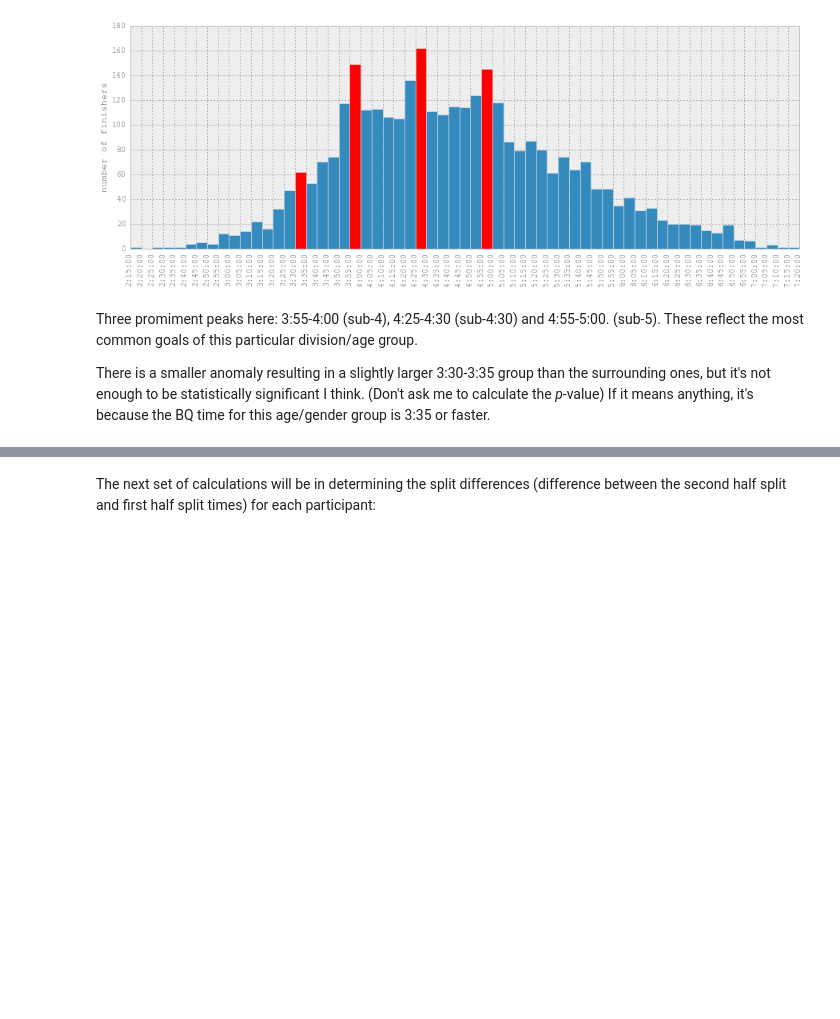
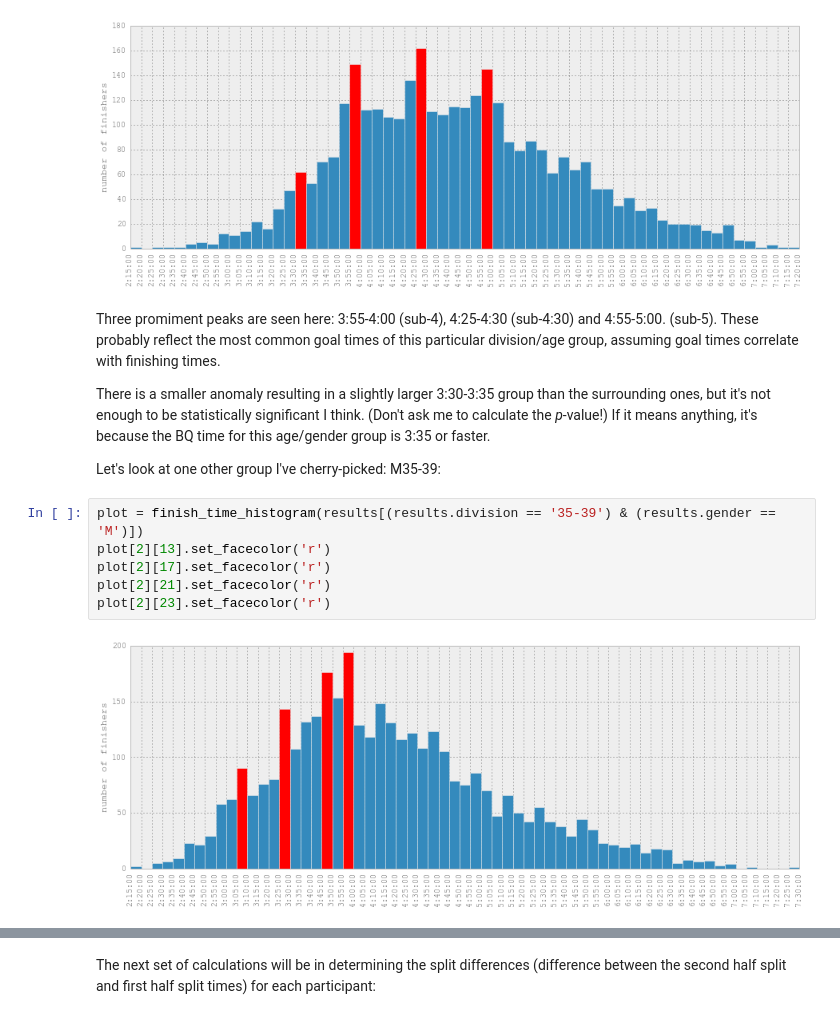
Before and after one commit to pchng/cm2013, a Jupyter notebook: 2013 Chicago Marathon Analysis.ipynb, the cells around one changed output, grey strips where cells are left out. Cells and saved outputs as stored; diff of their text form; blank space fills up the shorter version.

Commit message:
More finish time histograms.

```diff
--- a/2013 Chicago Marathon Analysis.ipynb
+++ b/2013 Chicago Marathon Analysis.ipynb
@@ -206,6 +202,16 @@ plot[2][35].set_facecolor('r')
 # %% [output]
 [figure]
 # %% [markdown]
-Three promiment peaks here: 3:55-4:00 (sub-4), 4:25-4:30 (sub-4:30) and 4:55-5:00. (sub-5).  These reflect the most common goals of this particular division/age group.
+Three promiment peaks are seen here: 3:55-4:00 (sub-4), 4:25-4:30 (sub-4:30) and 4:55-5:00. (sub-5).  These probably reflect the most common goal times of this particular division/age group, assuming goal times correlate with finishing times.
 
-There is a smaller anomaly resulting in a slightly larger 3:30-3:35 group than the surrounding ones, but it's not enough to be statistically significant I think. (Don't ask me to calculate the *p*-value)  If it means anything, it's because the BQ time for this age/gender group is 3:35 or faster.
+There is a smaller anomaly resulting in a slightly larger 3:30-3:35 group than the surrounding ones, but it's not enough to be statistically significant I think. (Don't ask me to calculate the *p*-value!)  If it means anything, it's because the BQ time for this age/gender group is 3:35 or faster.
+
+Let's look at one other group I've cherry-picked: M35-39:
+# %%
+plot = finish_time_histogram(results[(results.division == '35-39') & (results.gender == 'M')])
+plot[2][13].set_facecolor('r')
+plot[2][17].set_facecolor('r')
+plot[2][21].set_facecolor('r')
+plot[2][23].set_facecolor('r')
+# %% [output]
+[figure, added]
```
Also changed, not shown: parts of 11 cells of this notebook.
